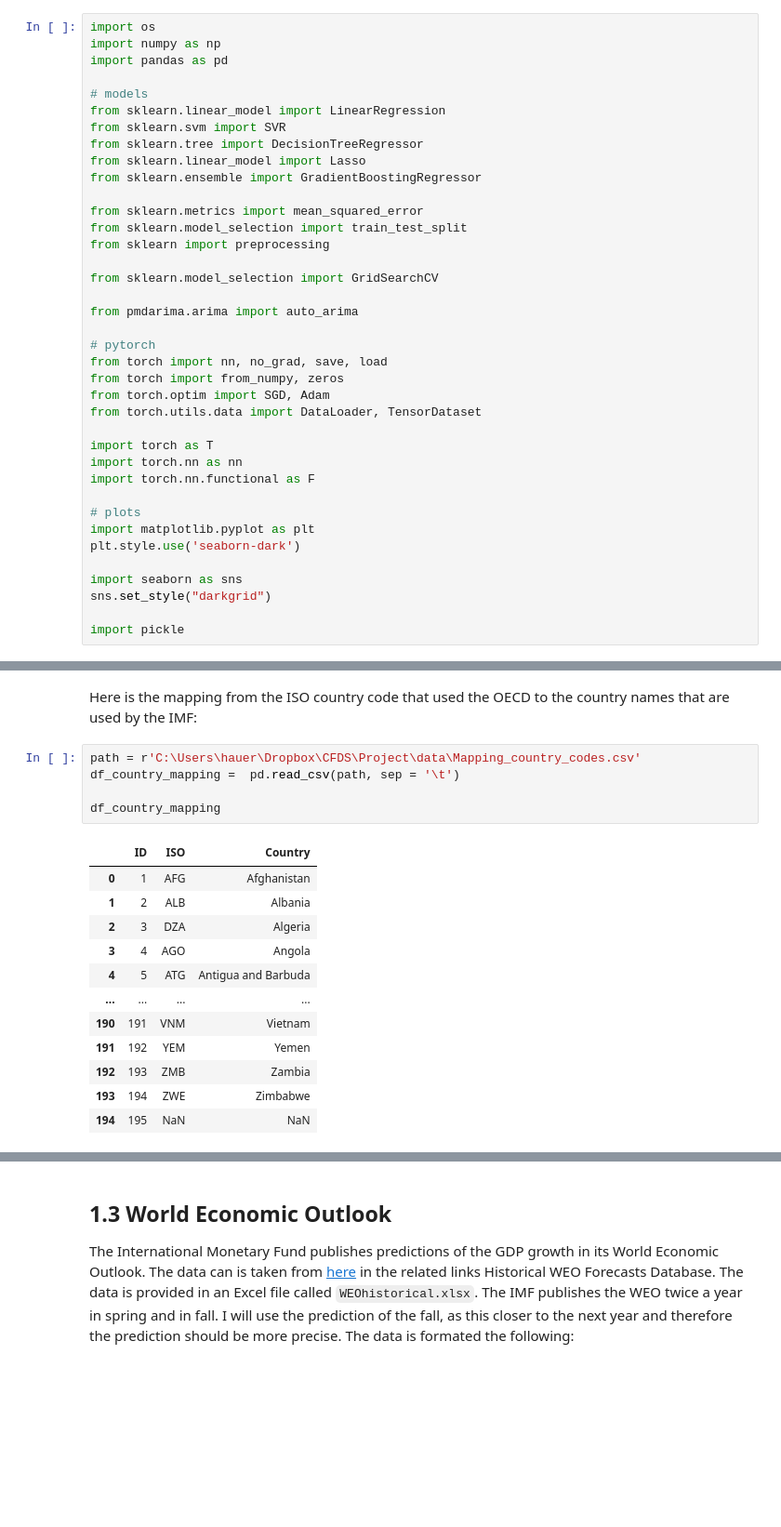
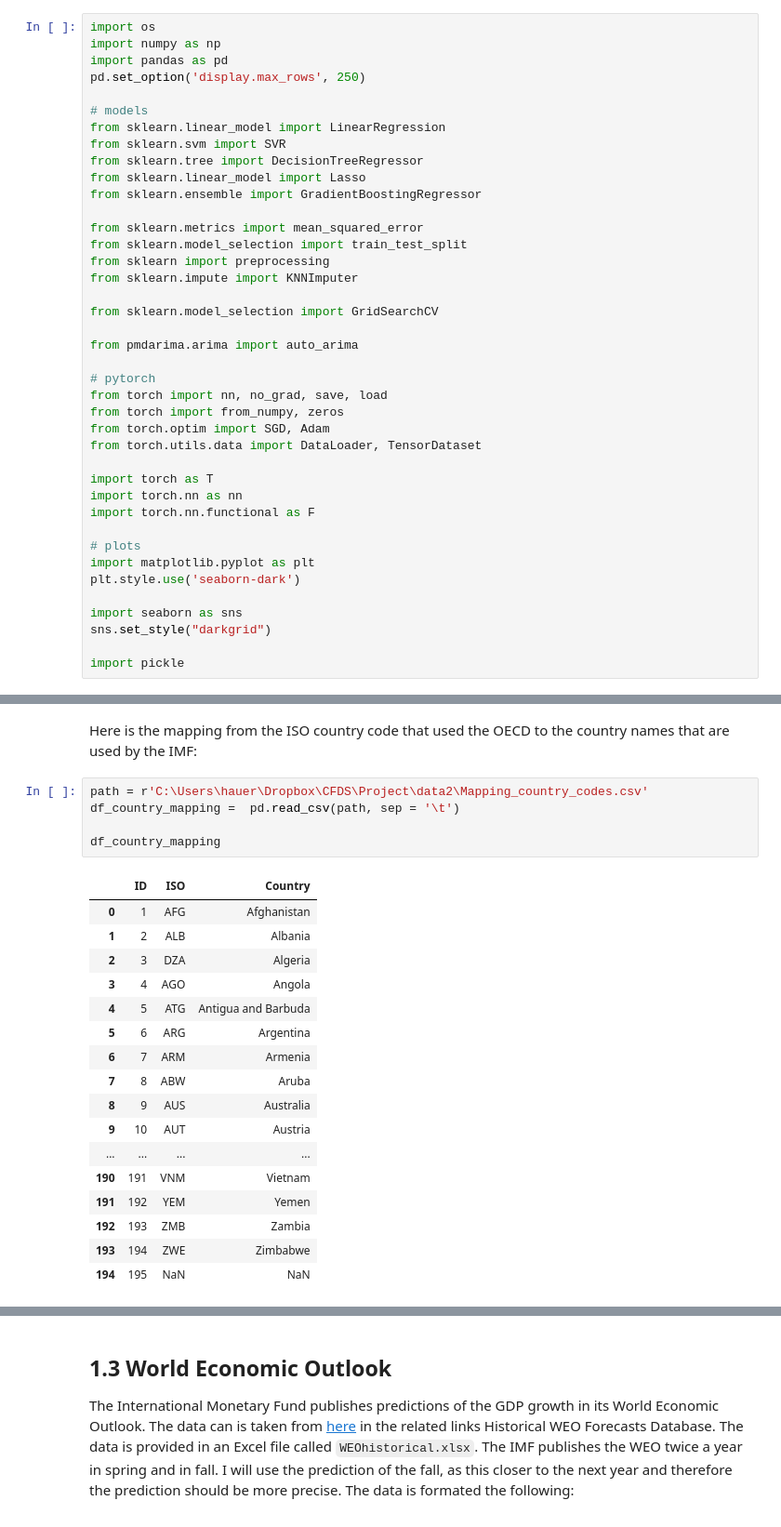
Before and after one commit to felix-ha/cfds_project, a Jupyter notebook: 01_project_notebook.ipynb, the cells around one changed output, grey strips where cells are left out. Shown: that part at 93% size. Saved outputs shown, nothing was run; the diff lists cells and outputs as text; blank space fills up the shorter version.

```diff
--- a/01_project_notebook.ipynb
+++ b/01_project_notebook.ipynb
@@ -9,6 +9,7 @@
 import os
 import numpy as np
 import pandas as pd
+pd.set_option('display.max_rows', 250)
 
 # models
 from sklearn.linear_model import LinearRegression
@@ -20,6 +21,7 @@ from sklearn.ensemble import GradientBoostingRegressor
 from sklearn.metrics import mean_squared_error
 from sklearn.model_selection import train_test_split
 from sklearn import preprocessing
+from sklearn.impute import KNNImputer
 
 from sklearn.model_selection import GridSearchCV
 
@@ -329,17 +331,22 @@ countries_oecd
 # %% [markdown]
 Here is the mapping from the ISO country code that used the OECD to the country names that are used by the IMF:
 # %%
-path = r'C:\Users\hauer\Dropbox\CFDS\Project\data\Mapping_country_codes.csv'
+path = r'C:\Users\hauer\Dropbox\CFDS\Project\data2\Mapping_country_codes.csv'
 df_country_mapping =  pd.read_csv(path, sep = '\t')
 
 df_country_mapping
 # %% [output]
 |  | ID | ISO | Country |
 | 0 | 1 | AFG | Afghanistan |
 | 1 | 2 | ALB | Albania |
 | 2 | 3 | DZA | Algeria |
 | 3 | 4 | AGO | Angola |
 | 4 | 5 | ATG | Antigua and Barbuda |
+| 5 | 6 | ARG | Argentina |
+| 6 | 7 | ARM | Armenia |
+| 7 | 8 | ABW | Aruba |
+| 8 | 9 | AUS | Australia |
+| 9 | 10 | AUT | Austria |
 | ... | ... | ... | ... |
 | 190 | 191 | VNM | Vietnam |
 | 191 | 192 | YEM | Yemen |
```
Also changed, not shown: parts of 81 cells of this notebook, 4 other files.
